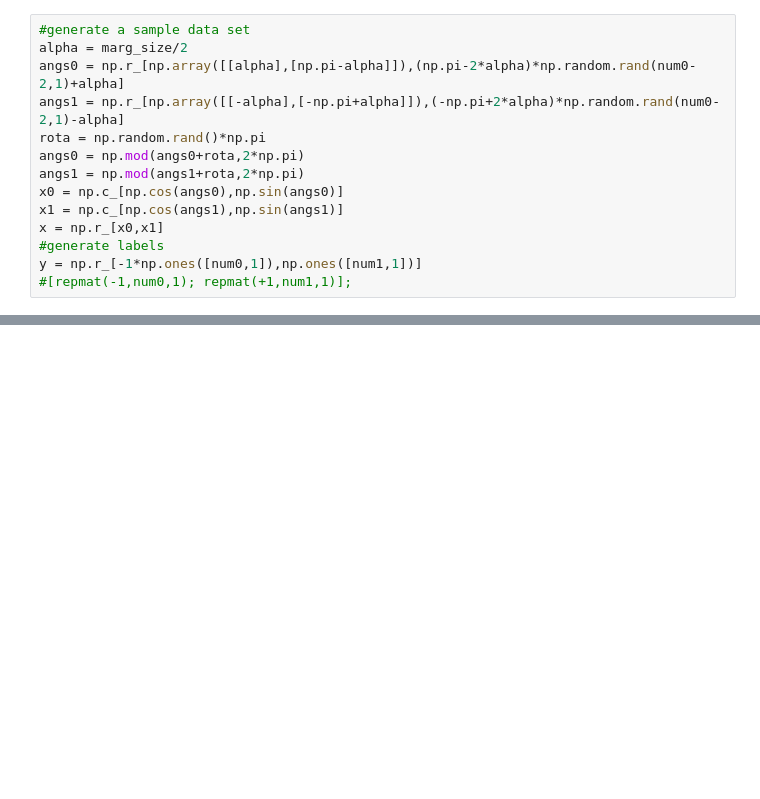
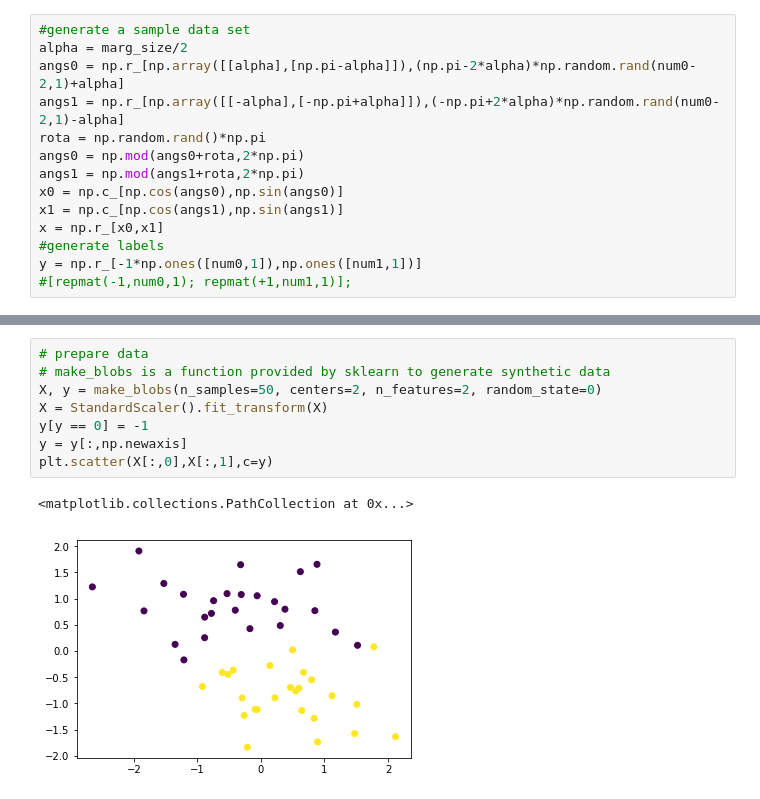
Before and after one commit to ubdsgroup/mlcourse-ub-notebooks, a Jupyter notebook: notebooks/PerceptronDemo.ipynb, the cells around one changed output, grey strips where cells are left out. Cells and saved outputs as stored; diff of their text form; blank space fills up the shorter version.

```diff
--- a/notebooks/PerceptronDemo.ipynb
+++ b/notebooks/PerceptronDemo.ipynb
@@ -81,0 +151,11 @@ for iter in range(2):
+# %%
+# prepare data
+# make_blobs is a function provided by sklearn to generate synthetic data
+X, y = make_blobs(n_samples=50, centers=2, n_features=2, random_state=0)
+X = StandardScaler().fit_transform(X)
+y[y == 0] = -1
+y = y[:,np.newaxis]
+plt.scatter(X[:,0],X[:,1],c=y)
+# %% [output]
+<matplotlib.collections.PathCollection at 0x...>
+[figure, added]
```
Also changed, not shown: parts of 12 cells of this notebook.
